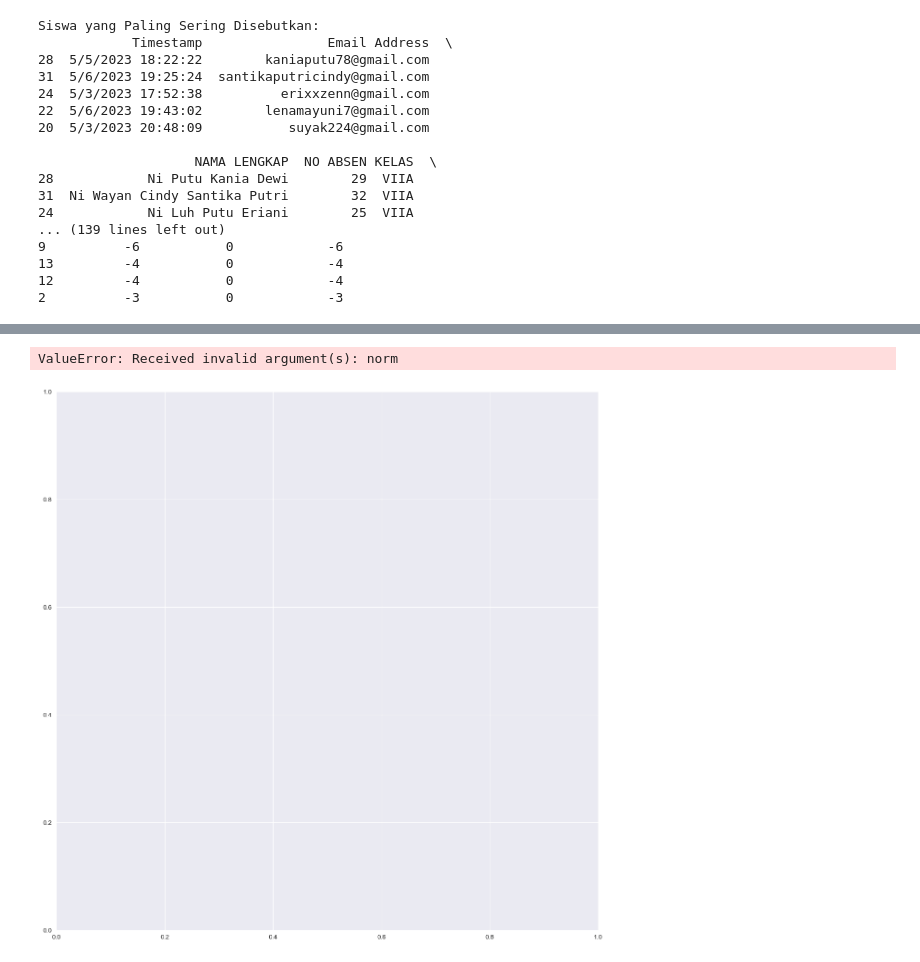
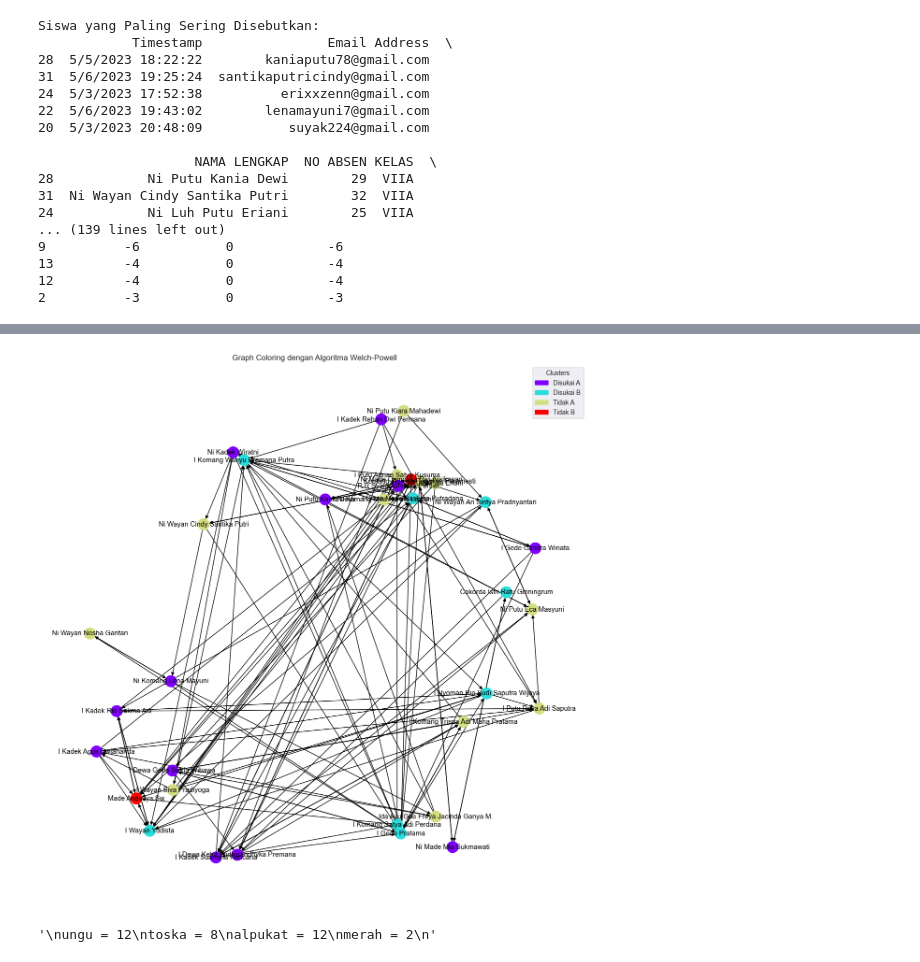
Before and after one commit to Michkail/SociometryClustering, a Jupyter notebook: aClass.ipynb, the cells around one changed output, grey strips where cells are left out. Saved outputs shown, nothing was run; the diff lists cells and outputs as text; code cells hidden in the pictures.

```diff
--- a/aClass.ipynb
+++ b/aClass.ipynb
@@ -393,21 +394,32 @@ plt.show()
 # %%
 cmap = plt.cm.rainbow
 norm = plt.Normalize(0, num_colors-1)
 
 normalized_colors = [cmap(norm(color)) for color in colors]
 
 fig, ax = plt.subplots(figsize=(15, 15))
-nx.draw(G, pos, with_labels=True, node_color=colors, cmap=cmap, norm=norm, font_size=10, ax=ax)
+nx.draw(G, pos, with_labels=True, node_color=colors, cmap=cmap, font_size=10.5, ax=ax)
 ax.set_title('Graph Coloring dengan Algoritma Welch-Powell')
 
-from matplotlib.patches import Patch
+# Membuat legenda berdasarkan pewarnaan yang unik dan mapping warnanya
+custom_labels = ["Disukai A", "Disukai B", "Tidak A", "Tidak B"]
+legend_labels = {color: f'Cluster {color+1}' for color in set(colors)}
+# handles = [Patch(color=cmap(norm(color)), label=label) for color, label in legend_labels.items()]
 
-# Membuat legenda berdasarkan pewarnaan yang unik dan mapping warnanya
-legend_labels = {color: f'Group {color+1}' for color in set(colors)}
-handles = [Patch(color=cmap(norm(color)), label=label) for color, label in legend_labels.items()]
+# Membuat legenda berdasarkan pewarnaan yang unik
+unique_colors = list(set(colors))
+handles = [Patch(color=cmap(norm(color)), label=custom_labels[color]) for color in unique_colors]
 
-ax.legend(handles=handles, title='Groups')
+ax.legend(handles=handles, title='Clusters')
 plt.show()
+
+
+"""
+ungu = 12
+toska = 8
+alpukat = 12
+merah = 2
+"""
 # %% [output]
+[figure, new version]
-ValueError: Received invalid argument(s): norm
+'\nungu = 12\ntoska = 8\nalpukat = 12\nmerah = 2\n'
-[figure, old version]
```
Also changed, not shown: parts of 13 cells of this notebook, 3 other files.
